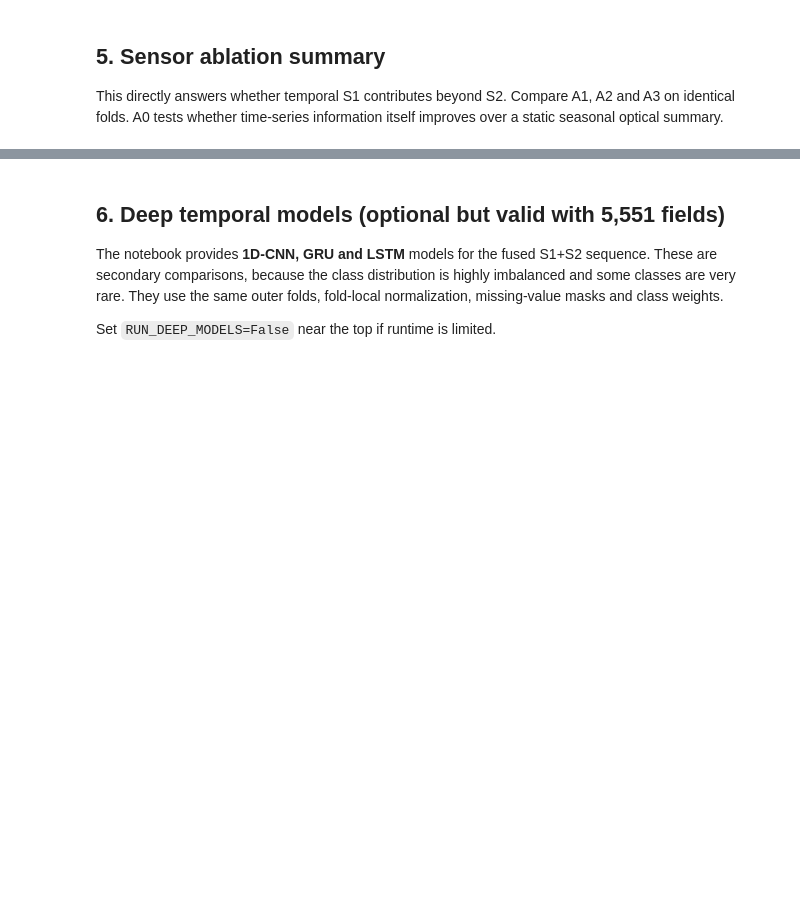
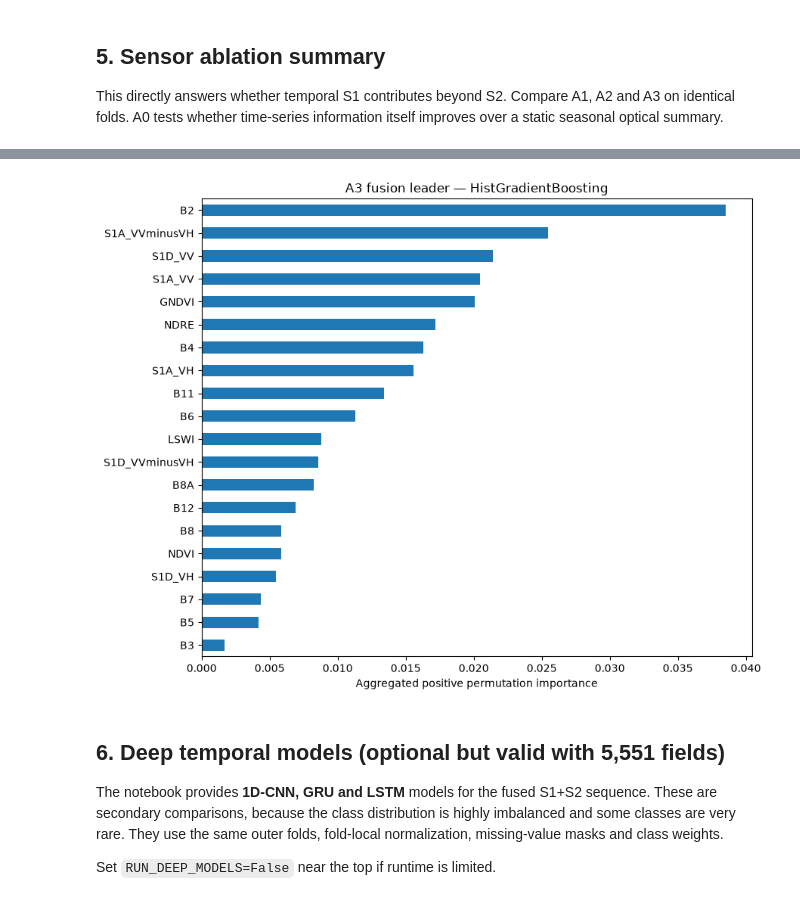
Before and after one commit to Atharva-cyber849/AgriSense, a Jupyter notebook: AgriFieldNet/AgriFieldNet_Local_Jupyter.ipynb, the cells around one changed output, grey strips where cells are left out. Cells and saved outputs as stored; diff of their text form; code cells hidden in the pictures; blank space fills up the shorter version.

```diff
--- a/AgriFieldNet/AgriFieldNet_Local_Jupyter.ipynb
+++ b/AgriFieldNet/AgriFieldNet_Local_Jupyter.ipynb
@@ -1066,12 +1084,12 @@ summary.to_csv(OUT/'model_fold_mean_std.csv',index=False)
 | 79 | A4_temporal_descriptors | XGBoost | 0.339980 | 0.032158 | 0.323895 | 0.028775 | 0.724547 | 0.026096 | 0.700580 | ... |
 80 rows × 14 columns
 # %%
-# ---------- Model-comparison plots ----------
-for fs in FEATURE_SETS:
-    d=leaderboard[leaderboard['feature_set']==fs].sort_values('macro_f1')
-    if d.empty: continue
-    fig,ax=plt.subplots(figsize=(10,6))
-    ax.barh(d['model'],d['macro_f1'])
-    ax.set_xlim(0,1); ax.set_xlabel('Out-of-fold Macro-F1'); ax.set_title(f'{fs}: model comparison')
-    ax.grid(axis='x',alpha=0.2)
-    plt.tight_layout(); plt.savefig(OUT/f'01_model_comparison_{fs}.png',dpi=180); plt.show()
+# # ---------- Model-comparison plots ----------
+# for fs in FEATURE_SETS:
+#     d=leaderboard[leaderboard['feature_set']==fs].sort_values('macro_f1')
+#     if d.empty: continue
+#     fig,ax=plt.subplots(figsize=(10,6))
+#     ax.barh(d['model'],d['macro_f1'])
+#     ax.set_xlim(0,1); ax.set_xlabel('Out-of-fold Macro-F1'); ax.set_title(f'{fs}: model comparison')
+#     ax.grid(axis='x',alpha=0.2)
+#     plt.tight_layout(); plt.savefig(OUT/f'01_model_comparison_{fs}.png',dpi=180); plt.show()
@@ -1198,6 +1198,14 @@ plt.tight_layout(); plt.savefig(OUT/'04_sensor_ablation.png',dpi=180); plt.show(
 # ---------- Bounded permutation importance for the A3 fusion leader ----------
 # Full permutation of 400+ features × many repeats is one of the slowest cells.
 # This version keeps the evaluation fold-local but bounds repetitions/sample count.
+
+# Fast exploratory estimates; use False for the original paper sampling budget.
+# All original features and validation folds are retained.
+from threadpoolctl import threadpool_limits
+IMPORTANCE_QUICK = True
+importance_repeats = min(2, P['importance_repeats']) if IMPORTANCE_QUICK else P['importance_repeats']
+importance_samples = min(400, P['importance_max_samples']) if IMPORTANCE_QUICK else P['importance_max_samples']
+importance_threads = min(4, CPU_THREADS)
 
 rank=leaderboard[leaderboard['feature_set']=='A3_S1_S2_temporal']
 
@@ -1208,30 +1216,40 @@ if RUN_PERMUTATION_IMPORTANCE and not rank.empty:
 
     print(
         'Permutation importance leader:', leader_name,
-        '| repeats:', P['importance_repeats'],
-        '| max_samples:', P['importance_max_samples']
+        '| repeats:', importance_repeats,
+        '| max_samples:', importance_samples,
+        '| quick exploratory estimate:', IMPORTANCE_QUICK,
+        flush=True
     )
 
     for fold,(tr,te) in enumerate(folds):
         t0=time.time()
         model=make_pipeline(clone(MODELS[leader_name]))
-        model.fit(Xdf.iloc[tr],y[tr])
+        print(f'Fold {fold + 1}/{len(folds)}: fitting {leader_name}...', flush=True)
+        with threadpool_limits(limits=importance_threads):
+            model.fit(Xdf.iloc[tr],y[tr])
+        print(f'  Fit finished in {time.time()-t0:.1f}s; starting '
+              f'{Xdf.shape[1] * importance_repeats} permutation scores...', flush=True)
 
-        # GPU estimators should not be called concurrently from multiple joblib workers.
-        pi_jobs = 1 if (GPU_AVAILABLE and leader_name in ['XGBoost','CatBoost']) else CPU_THREADS
+        # Avoid process copies and nested model/OpenMP parallelism on Windows.
+        pi_jobs = 1
 
-        max_samples = min(P['importance_max_samples'], len(te))
+        max_samples = min(importance_samples, len(te))
 
-        pi=permutation_importance(
-            model,
-            Xdf.iloc[te],
-            y[te],
-            scoring='f1_macro',
-            n_repeats=P['importance_repeats'],
-            random_state=RANDOM_STATE + fold,
-            n_jobs=pi_jobs,
-            max_samples=max_samples
-        )
+        rng = np.random.RandomState(RANDOM_STATE + fold)
+        eval_idx = rng.choice(te, size=max_samples, replace=False)
+        X_eval, y_eval = Xdf.iloc[eval_idx], y[eval_idx]
+        with threadpool_limits(limits=importance_threads):
+            pi=permutation_importance(
+                model,
+                X_eval,
+                y_eval,
+                scoring='f1_macro',
+                n_repeats=importance_repeats,
+                random_state=RANDOM_STATE + fold,
+                n_jobs=pi_jobs,
+                max_samples=1.0
+            )
 
         for f,mn,sd in zip(Xdf.columns,pi.importances_mean,pi.importances_std):
             imp_rows.append({
@@ -1241,7 +1259,7 @@ if RUN_PERMUTATION_IMPORTANCE and not rank.empty:
                 'importance_std':sd
             })
 
-        print(' fold',fold,'time=',round(time.time()-t0,1),'s')
+        print(' fold',fold,'time=',round(time.time()-t0,1),'s', flush=True)
         del model, pi
         gc.collect()
 
@@ -1253,7 +1271,8 @@ if RUN_PERMUTATION_IMPORTANCE and not rank.empty:
     )
 
     display(imp_avg.head(30).to_frame())
-    imp.to_csv(OUT/'fusion_permutation_importance.csv',index=False)
+    importance_suffix = '_quick' if IMPORTANCE_QUICK else ''
+    imp.to_csv(OUT/f'fusion_permutation_importance{importance_suffix}.csv',index=False)
 
     agg={}
     for feat,val in imp_avg.items():
@@ -1267,7 +1286,7 @@ if RUN_PERMUTATION_IMPORTANCE and not rank.empty:
     ax.set_xlabel('Aggregated positive permutation importance')
     ax.set_title(f'A3 fusion leader — {leader_name}')
     plt.tight_layout()
-    plt.savefig(OUT/'05_fusion_feature_importance.png',dpi=180)
+    plt.savefig(OUT/f'05_fusion_feature_importance{importance_suffix}.png',dpi=180)
     plt.show()
 else:
     print('Permutation importance disabled or no A3 leader available.')
@@ -1276,3 +1325,4 @@ NameError: name 'leaderboard' is not defined
+[figure, added]
 # %% [markdown]
 ## 6. Deep temporal models (optional but valid with 5,551 fields)
 
```
Also changed, not shown: parts of 12 cells of this notebook, 53 other files.
